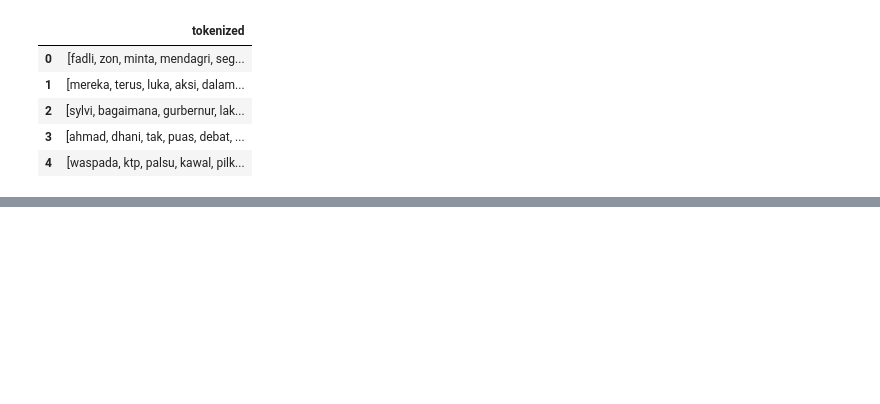
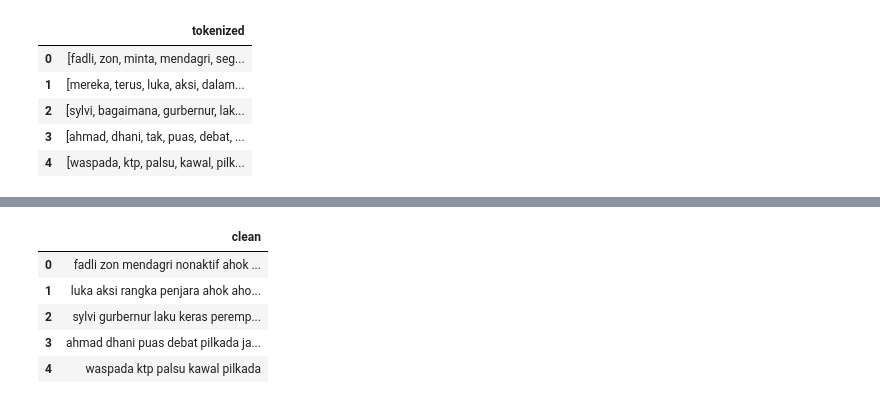
Before and after one commit to usugunawan15/hatespeech-detection, a Jupyter notebook: hate_speech_detection.ipynb, the cells around one changed output, grey strips where cells are left out. Saved outputs shown, nothing was run; the diff lists cells and outputs as text; code cells hidden in the pictures; blank space fills up the shorter version.

```diff
--- a/hate_speech_detection.ipynb
+++ b/hate_speech_detection.ipynb
@@ -124,0 +150,10 @@ token.head()
+# %%
+clean_text = pd.DataFrame({'clean':clean_text})
+clean_text.head()
+# %% [output]
+|  | clean |
+| 0 | fadli zon mendagri nonaktif ahok ... |
+| 1 | luka aksi rangka penjara ahok aho... |
+| 2 | sylvi gurbernur laku keras peremp... |
+| 3 | ahmad dhani puas debat pilkada ja... |
+| 4 | waspada ktp palsu kawal pilkada |
```
Also changed, not shown: parts of 6 cells of this notebook.
